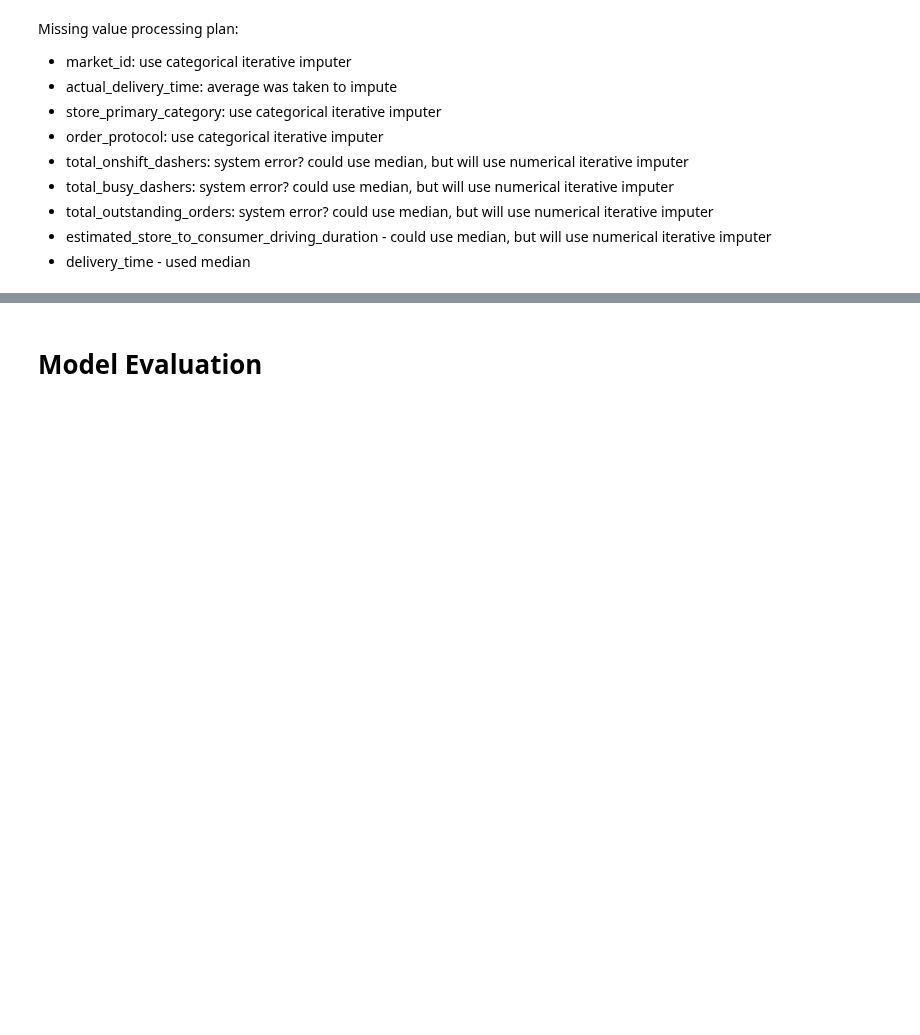
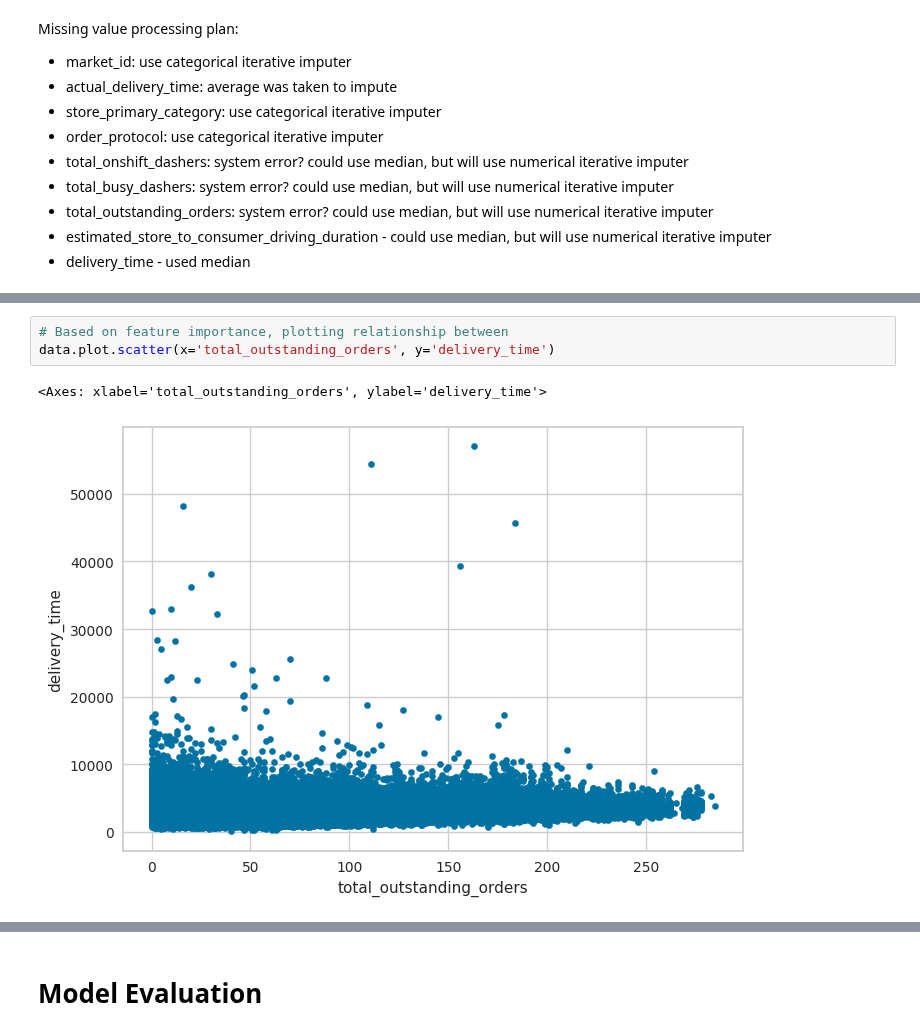
Before and after one commit to mindyng/2023-Business-Projects, a Jupyter notebook: doordash-delivery-time-prediction.ipynb, the cells around one changed output, grey strips where cells are left out. Cells and saved outputs as stored; diff of their text form; blank space fills up the shorter version.

Commit message:
Kaggle Notebook | DoorDash Delivery Time Prediction | Version 14

```diff
--- a/doordash-delivery-time-prediction.ipynb
+++ b/doordash-delivery-time-prediction.ipynb
@@ -1327,0 +1390,6 @@ setup(data, target = 'delivery_time', numeric_features = ['total_items',
+# %%
+# Based on feature importance, plotting relationship between
+data.plot.scatter(x='total_outstanding_orders', y='delivery_time')
+# %% [output]
+<Axes: xlabel='total_outstanding_orders', ylabel='delivery_time'>
+[figure, added]
```
Also changed, not shown: parts of 11 cells of this notebook.
